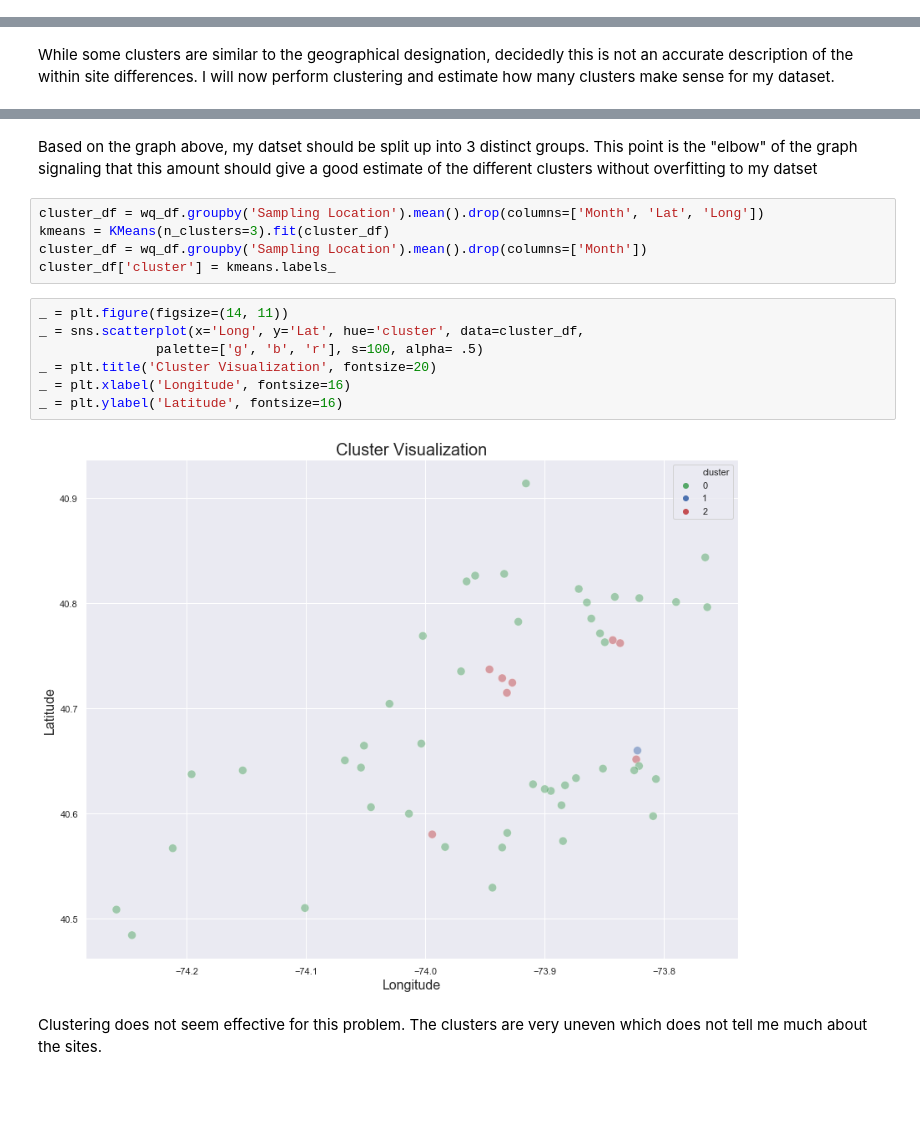
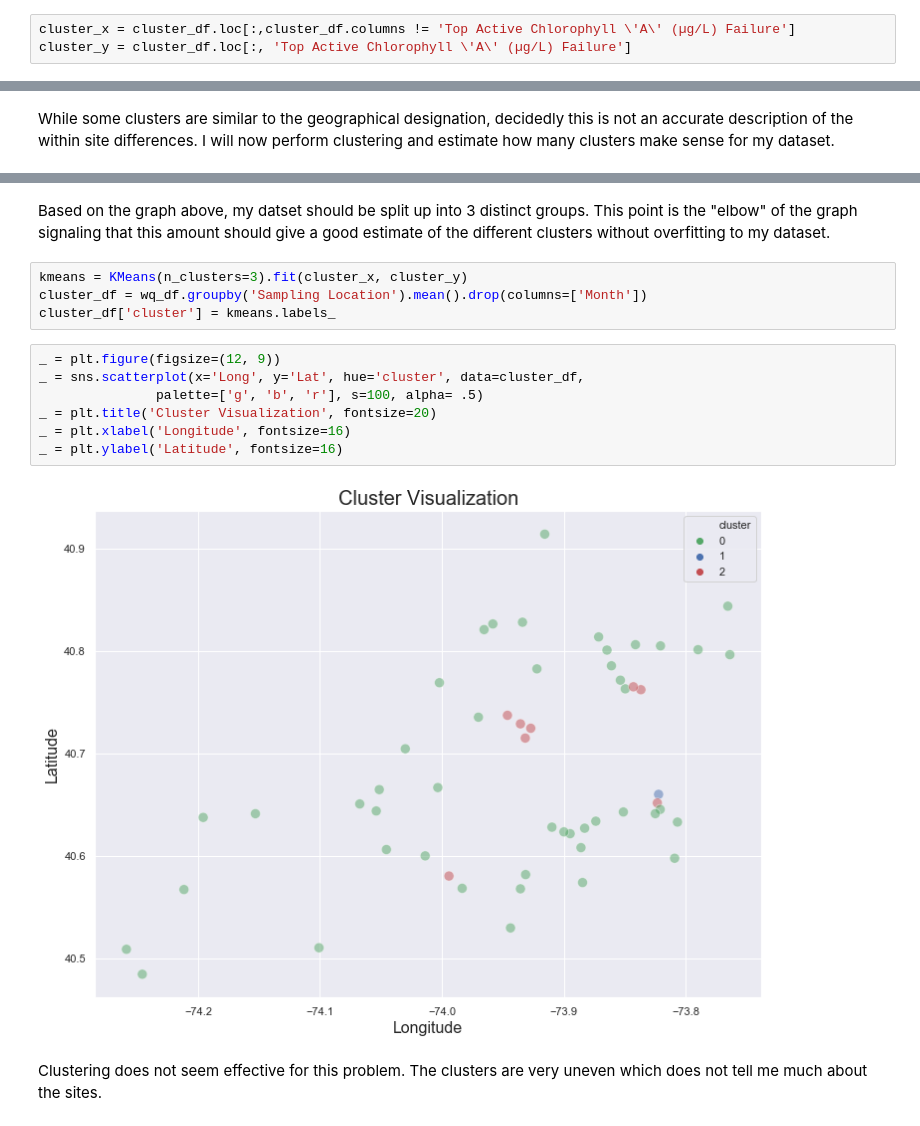
Before and after one commit to dradamski/capstone-two, a Jupyter notebook: notebooks/In Depth Analysis.ipynb, the cells around one changed output, grey strips where cells are left out. Cells and saved outputs as stored; diff of their text form; blank space fills up the shorter version.

```diff
--- a/notebooks/In Depth Analysis.ipynb
+++ b/notebooks/In Depth Analysis.ipynb
@@ -376,6 +186,9 @@ All three of these variables are predicted with ~75% accuracy.
 I want to cluster the different sampling sites. This information in conjunction with the list of highly connected sites may help me identify which sites may have the best predictive qualities. I am going to use a dataframe similar to the `site_fail_df` from earlier to perform this.
 # %%
 cluster_df = wq_df.groupby('Sampling Location').mean().drop(columns=['Month', 'Lat', 'Long'])
+# %%
+cluster_x = cluster_df.loc[:,cluster_df.columns != 'Top Active Chlorophyll \'A\' (µg/L) Failure']
+cluster_y = cluster_df.loc[:, 'Top Active Chlorophyll \'A\' (µg/L) Failure']
 # %% [markdown]
 The original dataset has the sites broken up by 12 geographically based groups as illustrated by the letter at the beginning of each site name. My first question is will the clustering algorithm group them into the "correct" groups? To do so, I use K-Means clustering algorithm
 # %%
@@ -433,20 +247,19 @@ plt.show()
 # %% [output]
 [figure]
 # %% [markdown]
-Based on the graph above, my datset should be split up into 3 distinct groups. This point is the "elbow" of the graph signaling that this amount should give a good estimate of the different clusters without overfitting to my datset
+Based on the graph above, my datset should be split up into 3 distinct groups. This point is the "elbow" of the graph signaling that this amount should give a good estimate of the different clusters without overfitting to my dataset.
 # %%
-cluster_df = wq_df.groupby('Sampling Location').mean().drop(columns=['Month', 'Lat', 'Long'])
-kmeans = KMeans(n_clusters=3).fit(cluster_df)
+kmeans = KMeans(n_clusters=3).fit(cluster_x, cluster_y)
 cluster_df = wq_df.groupby('Sampling Location').mean().drop(columns=['Month'])
 cluster_df['cluster'] = kmeans.labels_
 # %%
-_ = plt.figure(figsize=(14, 11))
+_ = plt.figure(figsize=(12, 9))
 _ = sns.scatterplot(x='Long', y='Lat', hue='cluster', data=cluster_df,
                palette=['g', 'b', 'r'], s=100, alpha= .5)
 _ = plt.title('Cluster Visualization', fontsize=20)
 _ = plt.xlabel('Longitude', fontsize=16)
 _ = plt.ylabel('Latitude', fontsize=16)
 # %% [output]
-[figure, old version]
+[figure, new version]
 # %% [markdown]
 Clustering does not seem effective for this problem. The clusters are very uneven which does not tell me much about the sites.
```
Also changed, not shown: parts of 29 cells of this notebook.
